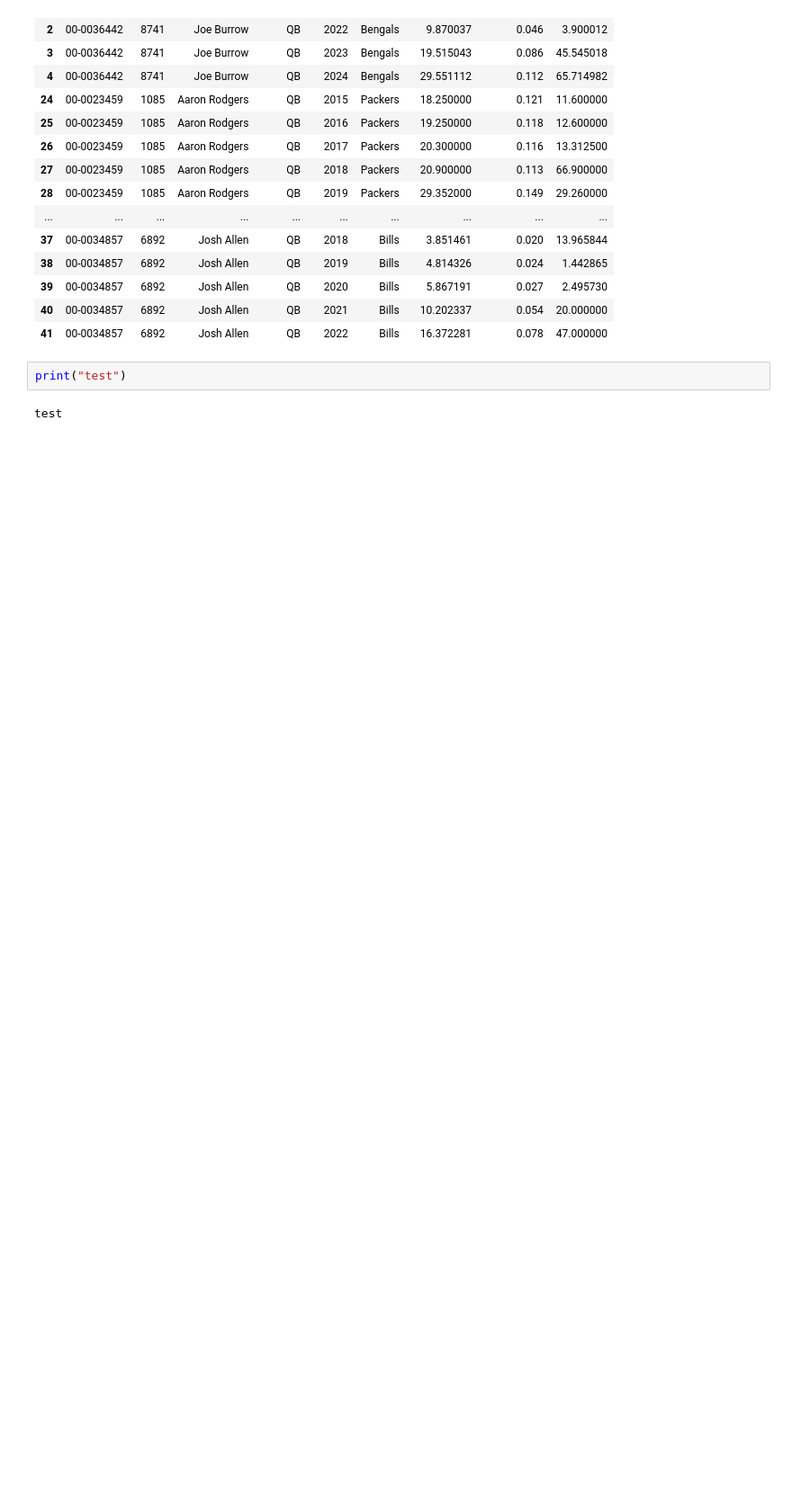
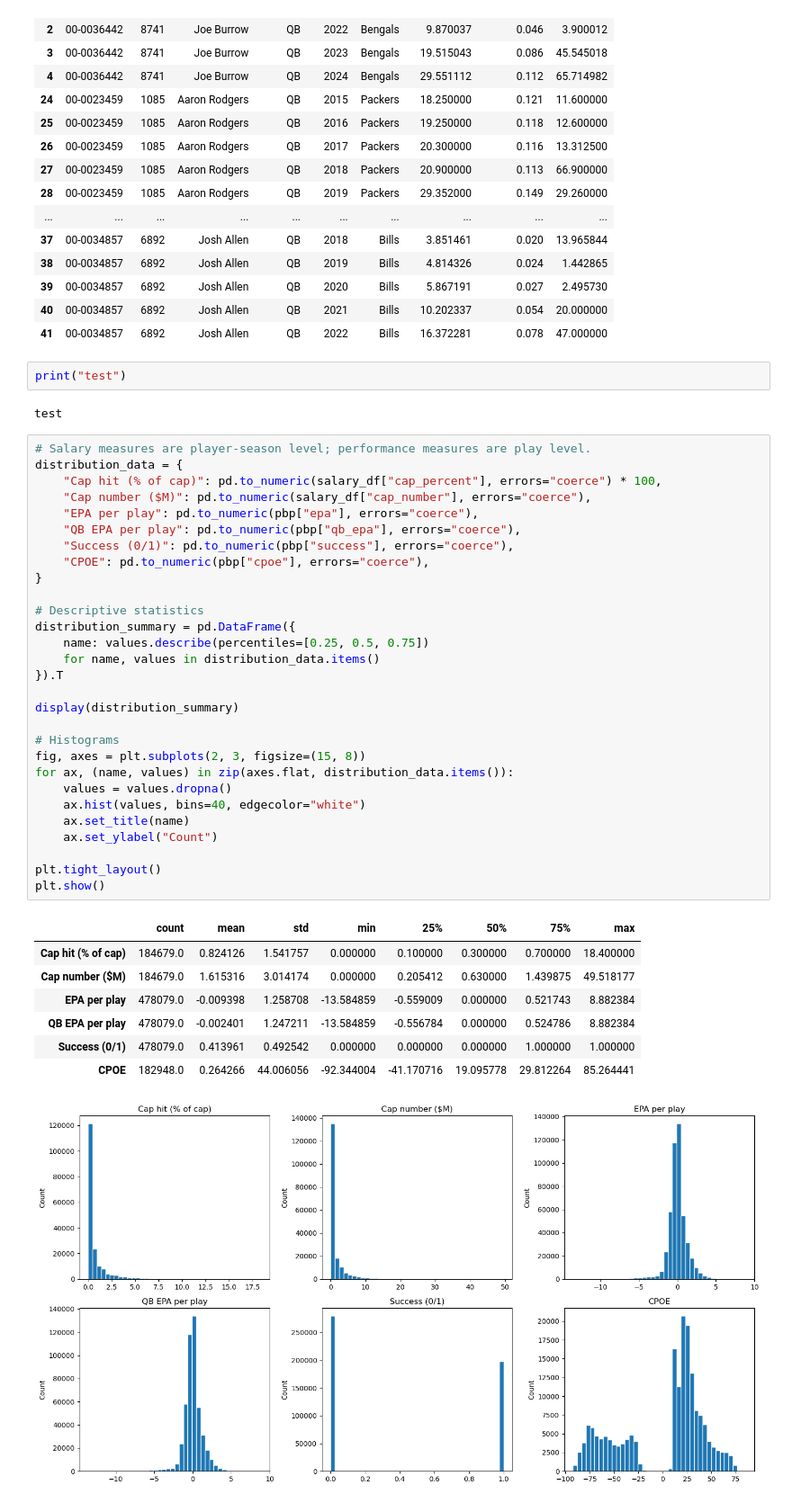
Before and after one commit to TEAM-CVS/Project_DTSC2, a Jupyter notebook: Studio2_code.ipynb, the cells around one changed output. Shown at 90% size. Cells and saved outputs as stored; diff of their text form; blank space fills up the shorter version.

```diff
--- a/Studio2_code.ipynb
+++ b/Studio2_code.ipynb
@@ -181,3 +182,41 @@ salary_df.loc[duplicates].head(20)
 print("test")
 # %% [output]
 test
+# %%
+# Salary measures are player-season level; performance measures are play level.
+distribution_data = {
+    "Cap hit (% of cap)": pd.to_numeric(salary_df["cap_percent"], errors="coerce") * 100,
+    "Cap number ($M)": pd.to_numeric(salary_df["cap_number"], errors="coerce"),
+    "EPA per play": pd.to_numeric(pbp["epa"], errors="coerce"),
+    "QB EPA per play": pd.to_numeric(pbp["qb_epa"], errors="coerce"),
+    "Success (0/1)": pd.to_numeric(pbp["success"], errors="coerce"),
+    "CPOE": pd.to_numeric(pbp["cpoe"], errors="coerce"),
+}
+
+# Descriptive statistics
+distribution_summary = pd.DataFrame({
+    name: values.describe(percentiles=[0.25, 0.5, 0.75])
+    for name, values in distribution_data.items()
+}).T
+
+display(distribution_summary)
+
+# Histograms
+fig, axes = plt.subplots(2, 3, figsize=(15, 8))
+for ax, (name, values) in zip(axes.flat, distribution_data.items()):
+    values = values.dropna()
+    ax.hist(values, bins=40, edgecolor="white")
+    ax.set_title(name)
+    ax.set_ylabel("Count")
+
+plt.tight_layout()
+plt.show()
+# %% [output]
+|  | count | mean | std | min | 25% | 50% | 75% | max |
+| Cap hit (% of cap) | 184679.0 | 0.824126 | 1.541757 | 0.000000 | 0.100000 | 0.300000 | 0.700000 | 18.400000 |
+| Cap number ($M) | 184679.0 | 1.615316 | 3.014174 | 0.000000 | 0.205412 | 0.630000 | 1.439875 | 49.518177 |
+| EPA per play | 478079.0 | -0.009398 | 1.258708 | -13.584859 | -0.559009 | 0.000000 | 0.521743 | 8.882384 |
+| QB EPA per play | 478079.0 | -0.002401 | 1.247211 | -13.584859 | -0.556784 | 0.000000 | 0.524786 | 8.882384 |
+| Success (0/1) | 478079.0 | 0.413961 | 0.492542 | 0.000000 | 0.000000 | 0.000000 | 1.000000 | 1.000000 |
+| CPOE | 182948.0 | 0.264266 | 44.006056 | -92.344004 | -41.170716 | 19.095778 | 29.812264 | 85.264441 |
+[figure, added]
```
Also changed, not shown: parts of 40 cells of this notebook.
